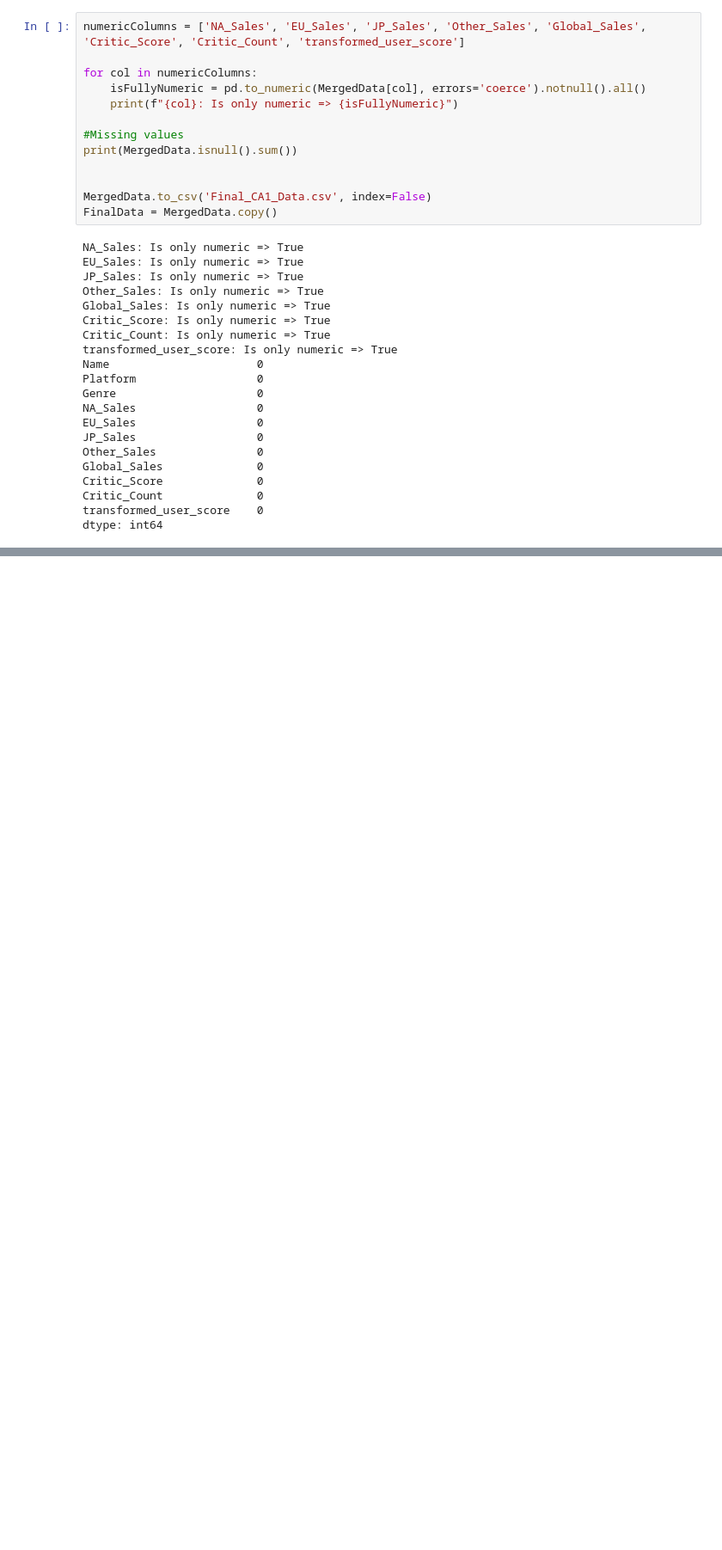
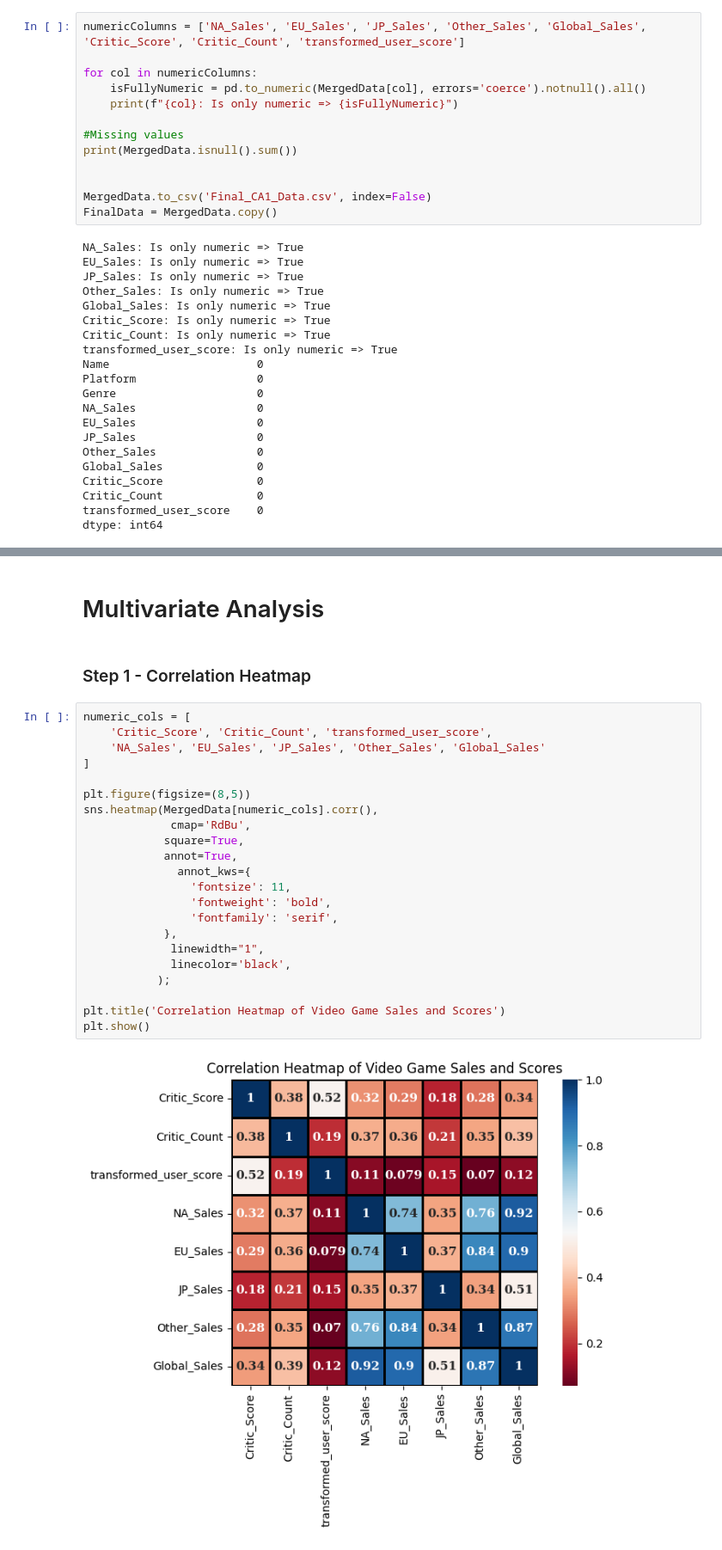
Before and after one commit to NoahKrobot/CA1_Video_Game_DAV, a Jupyter notebook: CA1.ipynb, the cells around one changed output, grey strips where cells are left out. Shown at 86% size. Drawn from its saved outputs; the diff is of its cells as text; blank space fills up the shorter version.

Commit message:
Add correlation heatmap
The heatmap was made using the YouTube video's tutorial

```diff
--- a/CA1.ipynb
+++ b/CA1.ipynb
@@ -240,0 +244,28 @@ dtype: int64
+# %% [markdown]
+# Multivariate Analysis
+# %% [markdown]
+### Step 1 - Correlation Heatmap
+# %%
+numeric_cols = [
+    'Critic_Score', 'Critic_Count', 'transformed_user_score',
+    'NA_Sales', 'EU_Sales', 'JP_Sales', 'Other_Sales', 'Global_Sales'
+]
+
+plt.figure(figsize=(8,5))
+sns.heatmap(MergedData[numeric_cols].corr(),
+             cmap='RdBu',
+            square=True,
+            annot=True,
+              annot_kws={
+                'fontsize': 11,
+                'fontweight': 'bold',
+                'fontfamily': 'serif',
+            },
+             linewidth="1",
+             linecolor='black',
+           );
+
+plt.title('Correlation Heatmap of Video Game Sales and Scores')
+plt.show()
+# %% [output]
+[figure, added]
```
Also changed, not shown: parts of 13 cells of this notebook, 2 other files.
